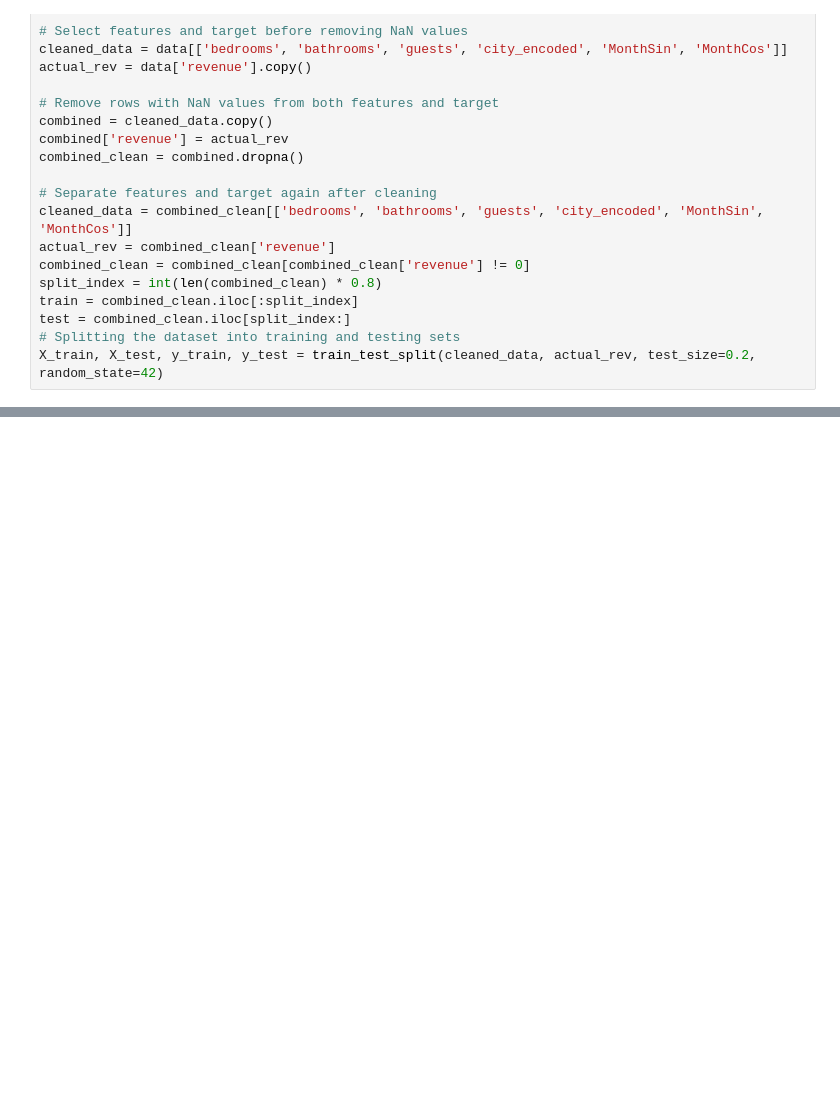
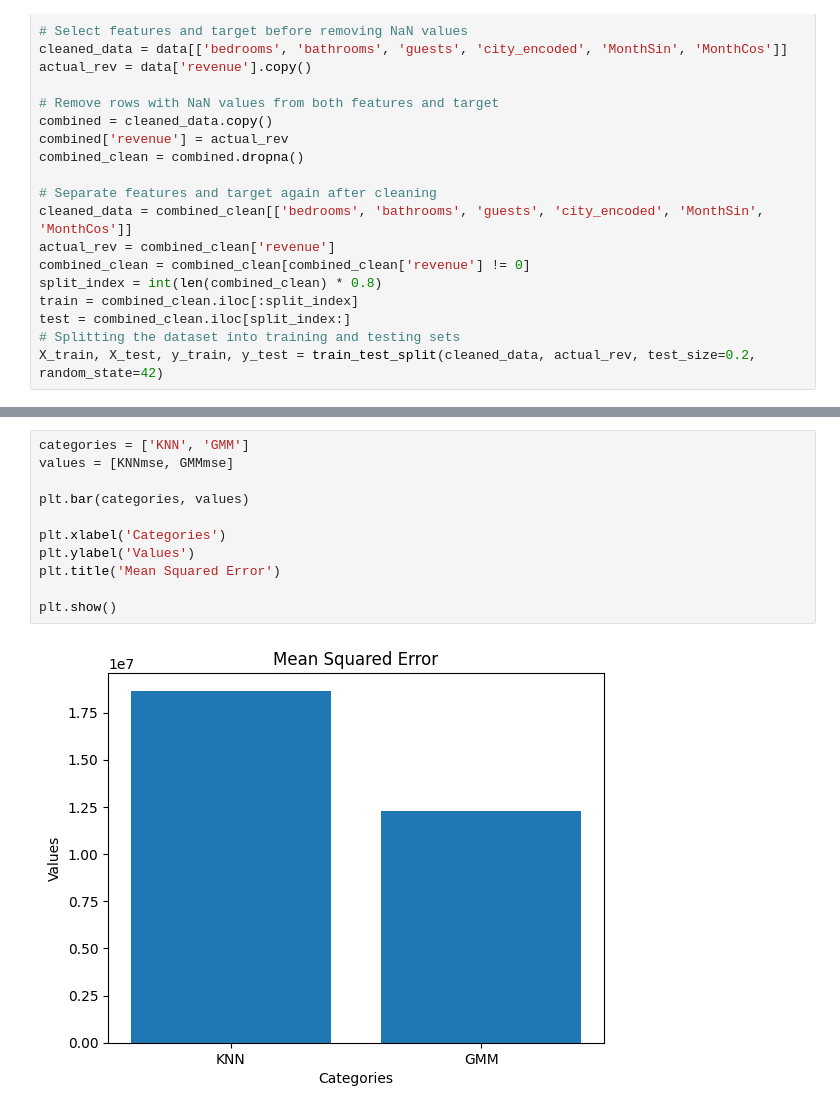
Before and after one commit to WilliamFJohns/CSCI467_Project, a Jupyter notebook: GMM.ipynb, the cells around one changed output, grey strips where cells are left out. Cells and saved outputs as stored; diff of their text form; blank space fills up the shorter version.

```diff
--- a/GMM.ipynb
+++ b/GMM.ipynb
@@ -89,0 +105,13 @@ R-squared: 0.2684389834391159
+# %%
+categories = ['KNN', 'GMM']
+values = [KNNmse, GMMmse]
+
+plt.bar(categories, values)
+
+plt.xlabel('Categories')
+plt.ylabel('Values')
+plt.title('Mean Squared Error')
+
+plt.show()
+# %% [output]
+[figure, added]
```
Also changed, not shown: parts of 6 cells of this notebook.
